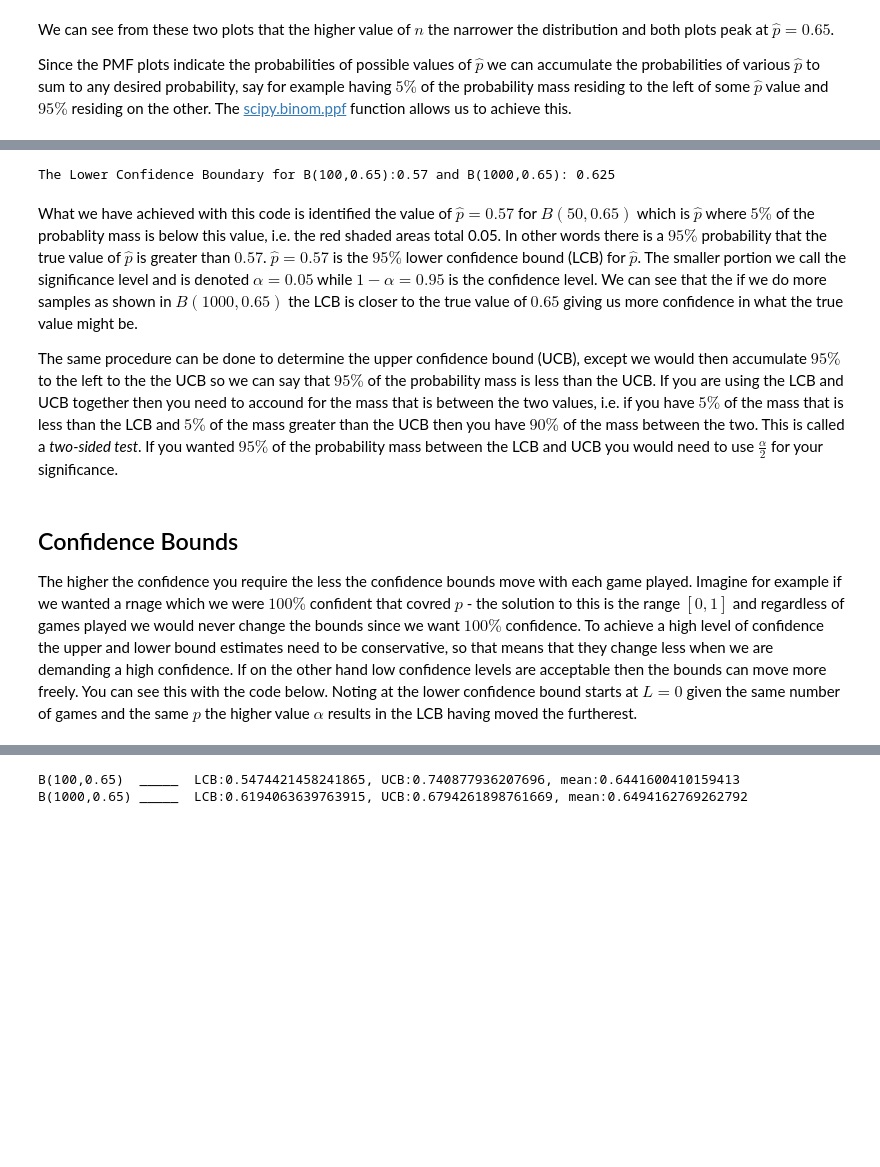
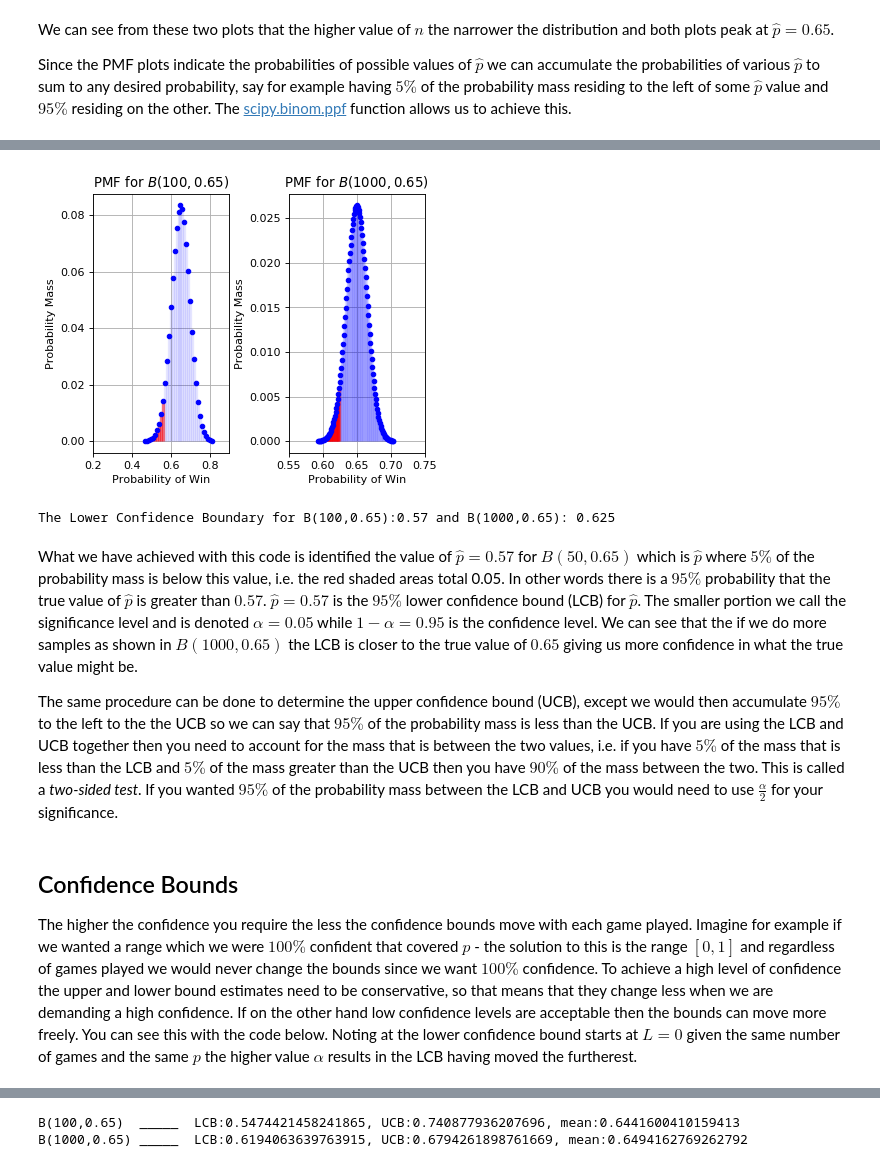
Before and after one commit to theputernerd/comparativeearlystoppingmethods, a Jupyter notebook: jupyter/stoppingwithconfidence.ipynb, the cells around one changed output, grey strips where cells are left out. Drawn from its saved outputs; the diff is of its cells as text; code cells hidden in the pictures; blank space fills up the shorter version.

Commit message:
Ipython notebook for stopping with confidence

```diff
--- a/jupyter/stoppingwithconfidence.ipynb
+++ b/jupyter/stoppingwithconfidence.ipynb
@@ -79,7 +78,10 @@ We can see from these two plots that the higher value of $n$ the narrower the di
 
 Since the PMF plots indicate the probabilities of possible values of $\hat{p}$ we can accumulate the probabilities of various $\hat{p}$ to sum to any desired probability, say for example having $5\%$ of the probability mass residing to the left of some $\hat{p}$ value and $95\%$ residing on the other. The [scipy.binom.ppf](https://docs.scipy.org/doc/scipy/reference/generated/scipy.stats.binom.html) function allows us to achieve this.
 # %%
+n1, p1 = 100, 0.65
+n2, p2 = 1000, 0.65
 alpha=0.05
+
 lc1 = binom.ppf(alpha, n1, p1)/n1
 
 #uc = binom.ppf(0.95, n, p)/n
@@ -131,8 +133,8 @@ plt.ylabel("Probability Mass")
 plt.title(r"PMF for $B(1000,0.65)$")
 
 rv = binom(n, p)
-ax.vlines(x/n, 0, rv.pmf(x), colors='k', linestyles='-', lw=1,
-        label='frozen pmf')
+#ax.vlines(x/n, 0, rv.pmf(x), colors='k', linestyles='-', lw=1,
+#        label='frozen pmf')
 
 plt.tight_layout(pad=0.4, w_pad=0.5, h_pad=1.0)
 plt.grid(True)
@@ -146,9 +146,10 @@ print(f"The Lower Confidence Boundary for B({n1},{p1}):{lc1} and B({n2},{p2}): {
+[figure, added]
 The Lower Confidence Boundary for B(100,0.65):0.57 and B(1000,0.65): 0.625
 # %% [markdown]
-What we have achieved with this code is identified the value of $\hat{p}=0.57$ for $B(50,0.65)$ which is $\hat{p}$ where $5\%$ of the probablity mass is below this value, i.e. the red shaded areas total 0.05. In other words there is a $95\%$ probability that the true value of $\hat{p}$ is greater than $0.57$. $\hat{p}=0.57$ is the $95\%$ lower confidence bound (LCB) for $\hat{p}$. The smaller portion we call the significance level and is denoted $\alpha=0.05$ while $1-\alpha=0.95$ is the confidence level. We can see that the if we do more samples as shown in $B(1000,0.65)$ the LCB is closer to the true value of $0.65$ giving us more confidence in what the true value might be.
+What we have achieved with this code is identified the value of $\hat{p}=0.57$ for $B(50,0.65)$ which is $\hat{p}$ where $5\%$ of the probability mass is below this value, i.e. the red shaded areas total 0.05. In other words there is a $95\%$ probability that the true value of $\hat{p}$ is greater than $0.57$. $\hat{p}=0.57$ is the $95\%$ lower confidence bound (LCB) for $\hat{p}$. The smaller portion we call the significance level and is denoted $\alpha=0.05$ while $1-\alpha=0.95$ is the confidence level. We can see that the if we do more samples as shown in $B(1000,0.65)$ the LCB is closer to the true value of $0.65$ giving us more confidence in what the true value might be.
 
-The same procedure can be done to determine the upper confidence bound (UCB), except we would then accumulate $95\%$ to the left to the the UCB so we can say that $95\%$ of the probability mass is less than the UCB. If you are using the LCB and UCB together then you need to accound for the mass that is between the two values, i.e. if you have $5\%$ of the mass that is less than the LCB and $5\%$ of the mass greater than the UCB then you have $90\%$ of the mass between the two. This is called a _two-sided test_. If you wanted $95\%$ of the probability mass between the LCB and UCB you would need to use $\frac{\alpha}{2}$ for your significance.
+The same procedure can be done to determine the upper confidence bound (UCB), except we would then accumulate $95\%$ to the left to the the UCB so we can say that $95\%$ of the probability mass is less than the UCB. If you are using the LCB and UCB together then you need to account for the mass that is between the two values, i.e. if you have $5\%$ of the mass that is less than the LCB and $5\%$ of the mass greater than the UCB then you have $90\%$ of the mass between the two. This is called a _two-sided test_. If you wanted $95\%$ of the probability mass between the LCB and UCB you would need to use $\frac{\alpha}{2}$ for your significance.
 # %% [markdown]
 ## Confidence Bounds
-The higher the confidence you require the less the confidence bounds move with each game played. Imagine for example if we wanted a rnage which we were $100\%$ confident that covred $p$ - the solution to this is the range $[0,1]$ and regardless of games played we would never change the bounds since we want $100\%$ confidence. To achieve a high level of confidence the upper and lower bound estimates need to be conservative, so that means that they change less when we are demanding a high confidence. If on the other hand low confidence levels are acceptable then the bounds can move more freely. You can see this with the code below. Noting at the lower confidence bound starts at $L=0$ given the same number of games and the same $p$ the higher value $\alpha$ results in the LCB having moved the furtherest.
+The higher the confidence you require the less the confidence bounds move with each game played. Imagine for example if we wanted a range which we were $100\%$ confident that covered $p$ - the solution to this is the range $[0,1]$ and regardless of games played we would never change the bounds since we want $100\%$ confidence. To achieve a high level of confidence the upper and lower bound estimates need to be conservative, so that means that they change less when we are demanding a high confidence. If on the other hand low confidence levels are acceptable then the bounds can move more freely. You can see this with the code below. Noting at the lower confidence bound starts at $L=0$ given the same number of games and the same $p$ the higher value $\alpha$ results in the LCB having moved the furtherest.
 # %%
```
Also changed, not shown: parts of 36 cells of this notebook.
